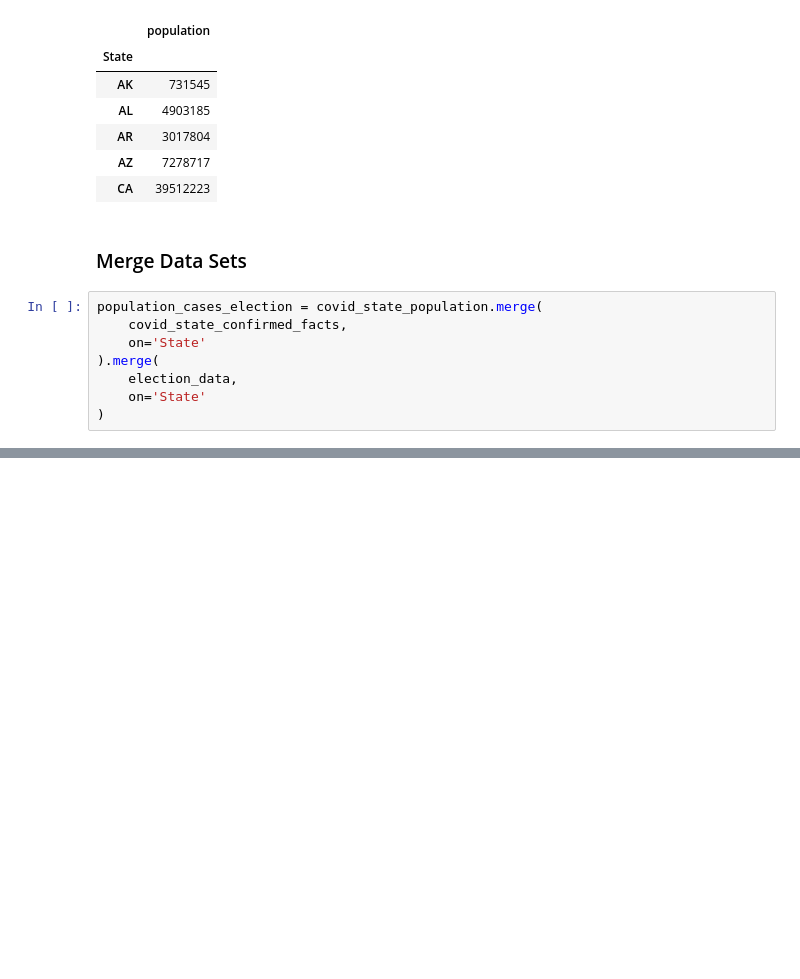
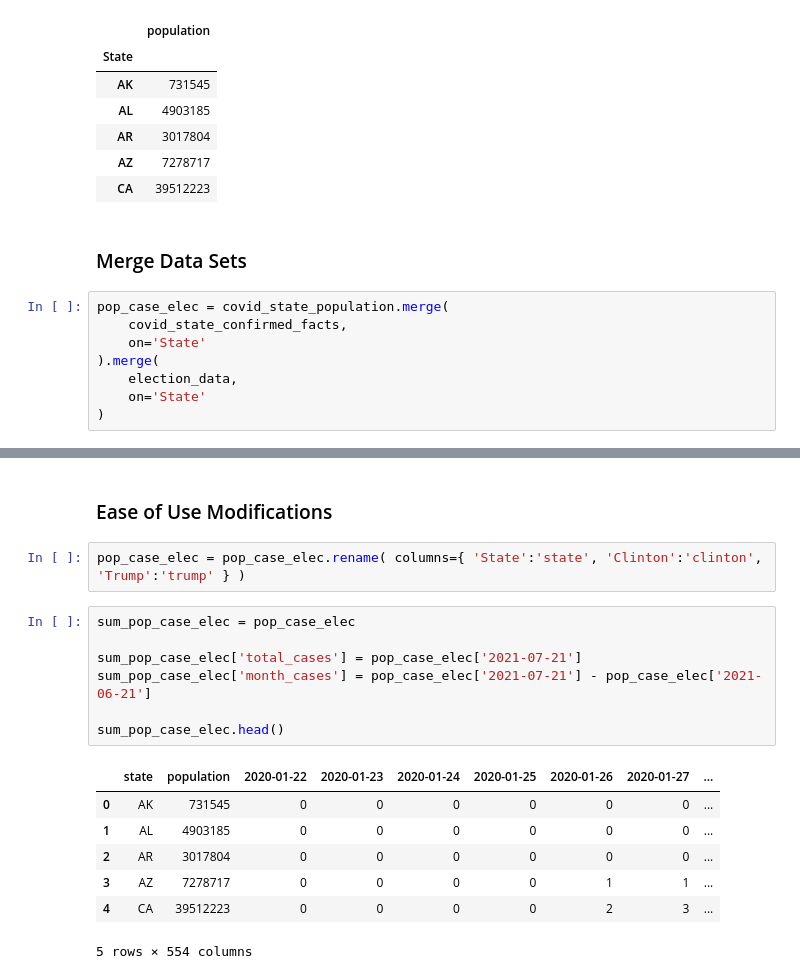
Before and after one commit to thudsonbu/ds-project-1, a Jupyter notebook: project-1.ipynb, the cells around one changed output, grey strips where cells are left out. Drawn from its saved outputs; the diff is of its cells as text; blank space fills up the shorter version.

```diff
--- a/project-1.ipynb
+++ b/project-1.ipynb
@@ -69,7 +82,7 @@ covid_state_population.head()
 # %% [markdown]
 ### Merge Data Sets
 # %%
-population_cases_election = covid_state_population.merge(
+pop_case_elec = covid_state_population.merge(
     covid_state_confirmed_facts,
     on='State'
 ).merge(
@@ -100,3 +113,22 @@ population_cases_election.head()
 | 3 | AZ | 7278717 | 0 | 0 | 0 | 0 | 1 | 1 | ... |
 | 4 | CA | 39512223 | 0 | 0 | 0 | 0 | 2 | 3 | ... |
 5 rows × 552 columns
+# %% [markdown]
+### Ease of Use Modifications
+# %%
+pop_case_elec = pop_case_elec.rename( columns={ 'State':'state', 'Clinton':'clinton', 'Trump':'trump' } )
+# %%
+sum_pop_case_elec = pop_case_elec
+
+sum_pop_case_elec['total_cases'] = pop_case_elec['2021-07-21']
+sum_pop_case_elec['month_cases'] = pop_case_elec['2021-07-21'] - pop_case_elec['2021-06-21']
+
+sum_pop_case_elec.head()
+# %% [output]
+|  | state | population | 2020-01-22 | 2020-01-23 | 2020-01-24 | 2020-01-25 | 2020-01-26 | 2020-01-27 | ... |
+| 0 | AK | 731545 | 0 | 0 | 0 | 0 | 0 | 0 | ... |
+| 1 | AL | 4903185 | 0 | 0 | 0 | 0 | 0 | 0 | ... |
+| 2 | AR | 3017804 | 0 | 0 | 0 | 0 | 0 | 0 | ... |
+| 3 | AZ | 7278717 | 0 | 0 | 0 | 0 | 1 | 1 | ... |
+| 4 | CA | 39512223 | 0 | 0 | 0 | 0 | 2 | 3 | ... |
+5 rows × 554 columns
```
Also changed, not shown: parts of 22 cells of this notebook.
